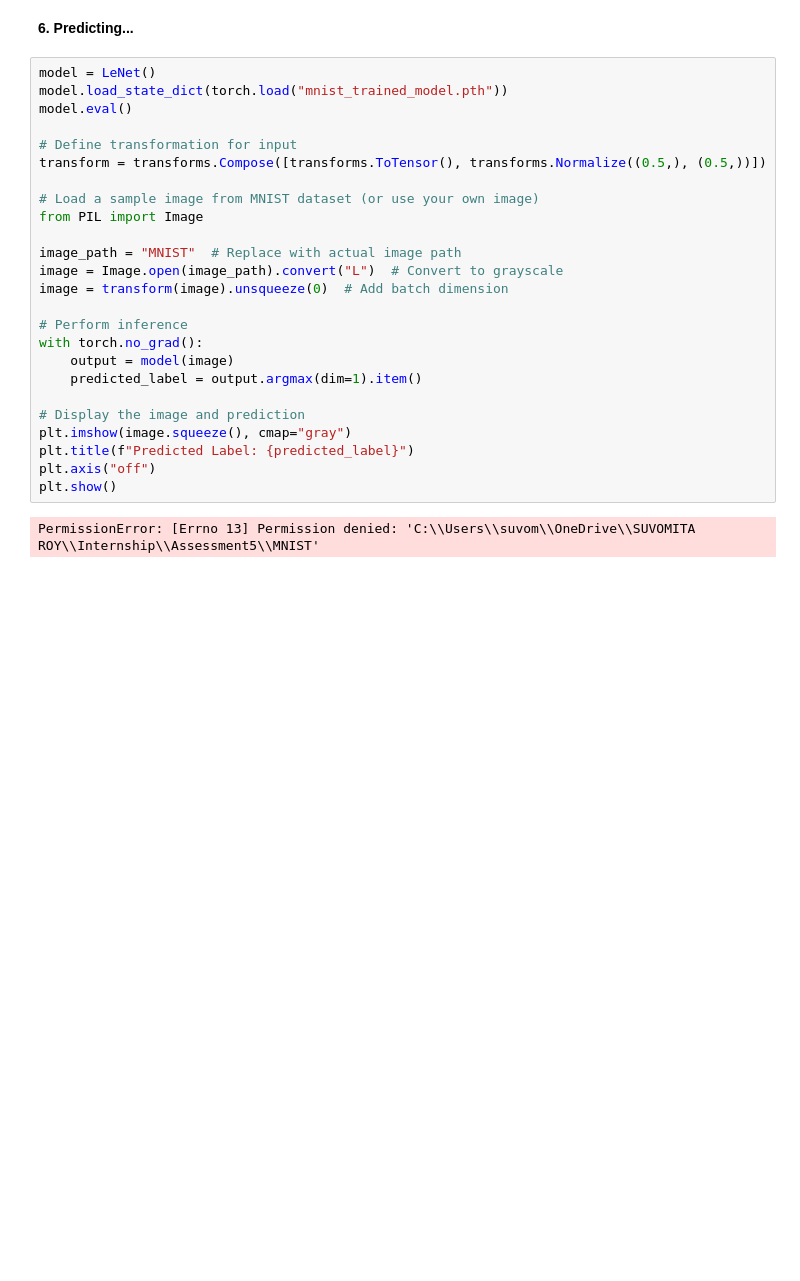
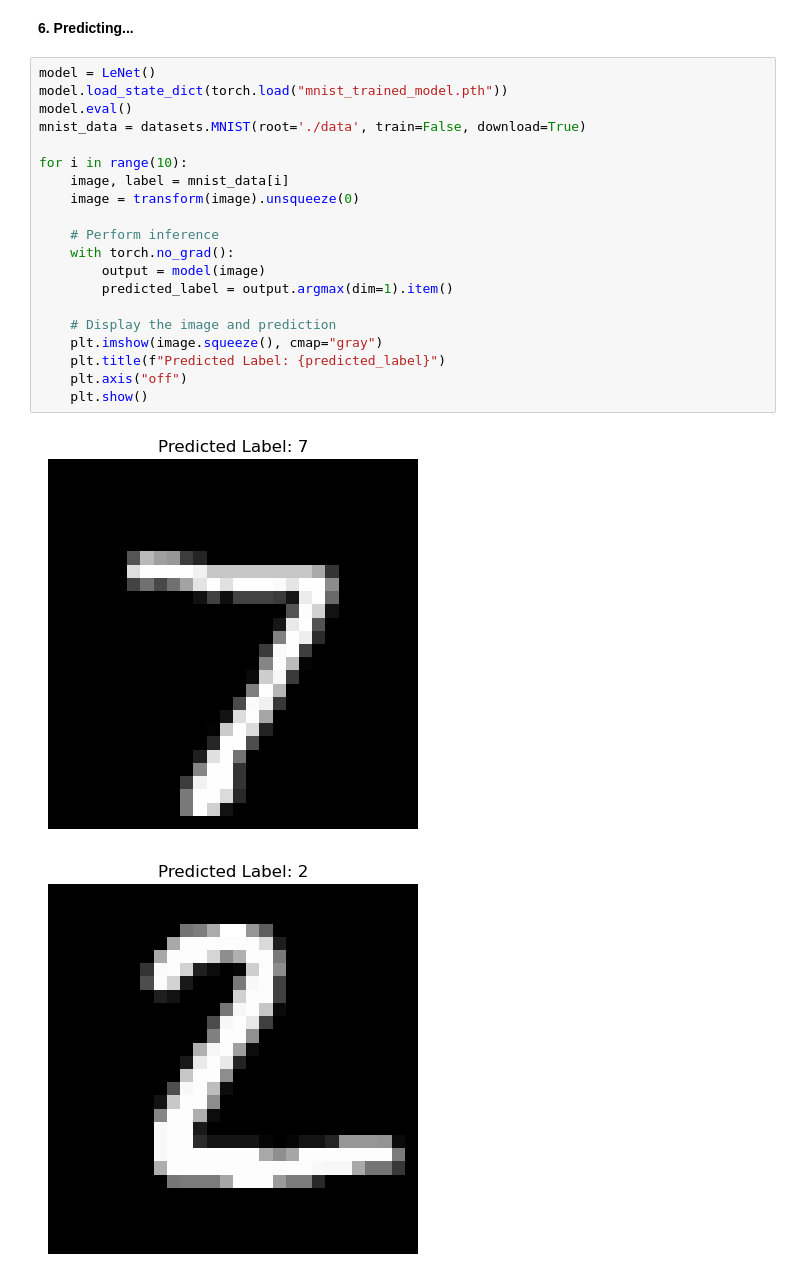
Before and after one commit to SuvomitaRoy/Assessment5, a Jupyter notebook: Assessment5.ipynb, the cells around one changed output. Cells and saved outputs as stored; diff of their text form; blank space fills up the shorter version.

```diff
--- a/Assessment5.ipynb
+++ b/Assessment5.ipynb
@@ -241,27 +268,23 @@ evaluate_model(model, test_loader, device)
 # %%
 model = LeNet()
 model.load_state_dict(torch.load("mnist_trained_model.pth"))
 model.eval()
+mnist_data = datasets.MNIST(root='./data', train=False, download=True)
 
-# Define transformation for input
-transform = transforms.Compose([transforms.ToTensor(), transforms.Normalize((0.5,), (0.5,))])
+for i in range(10):
+    image, label = mnist_data[i]
+    image = transform(image).unsqueeze(0)
 
-# Load a sample image from MNIST dataset (or use your own image)
-from PIL import Image
+    # Perform inference
+    with torch.no_grad():
+        output = model(image)
+        predicted_label = output.argmax(dim=1).item()
 
-image_path = "MNIST"  # Replace with actual image path
-image = Image.open(image_path).convert("L")  # Convert to grayscale
-image = transform(image).unsqueeze(0)  # Add batch dimension
-
-# Perform inference
-with torch.no_grad():
-    output = model(image)
-    predicted_label = output.argmax(dim=1).item()
-
-# Display the image and prediction
-plt.imshow(image.squeeze(), cmap="gray")
-plt.title(f"Predicted Label: {predicted_label}")
-plt.axis("off")
-plt.show()
+    # Display the image and prediction
+    plt.imshow(image.squeeze(), cmap="gray")
+    plt.title(f"Predicted Label: {predicted_label}")
+    plt.axis("off")
+    plt.show()
 # %% [output]
-PermissionError: [Errno 13] Permission denied: 'C:\\Users\\suvom\\OneDrive\\SUVOMITA ROY\\Internship\\Assessment5\\MNIST'
+[figure, added]
+[figure, added]
```
Also changed, not shown: parts of 8 cells of this notebook.
